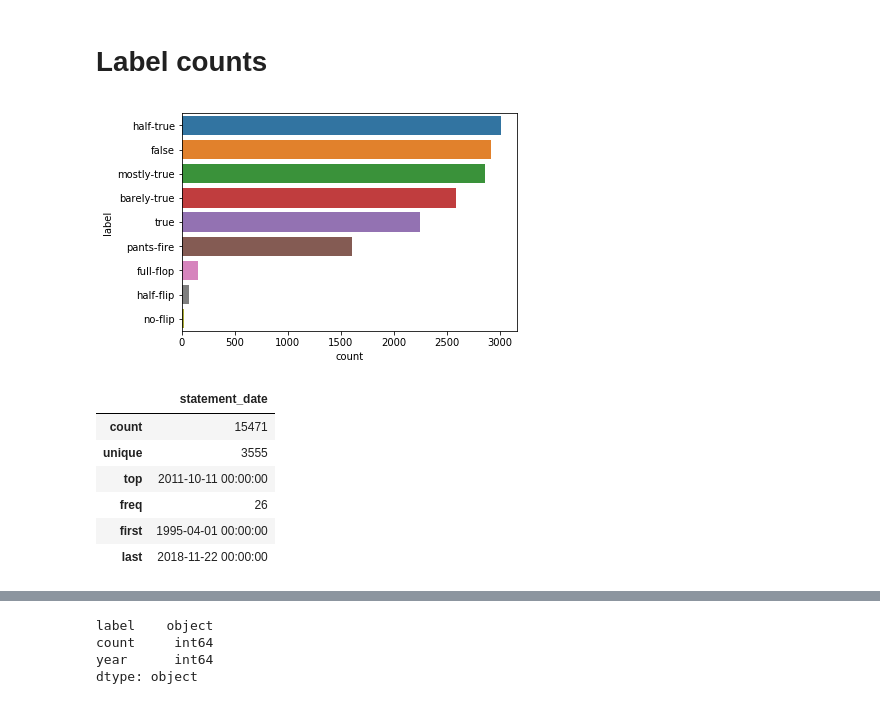
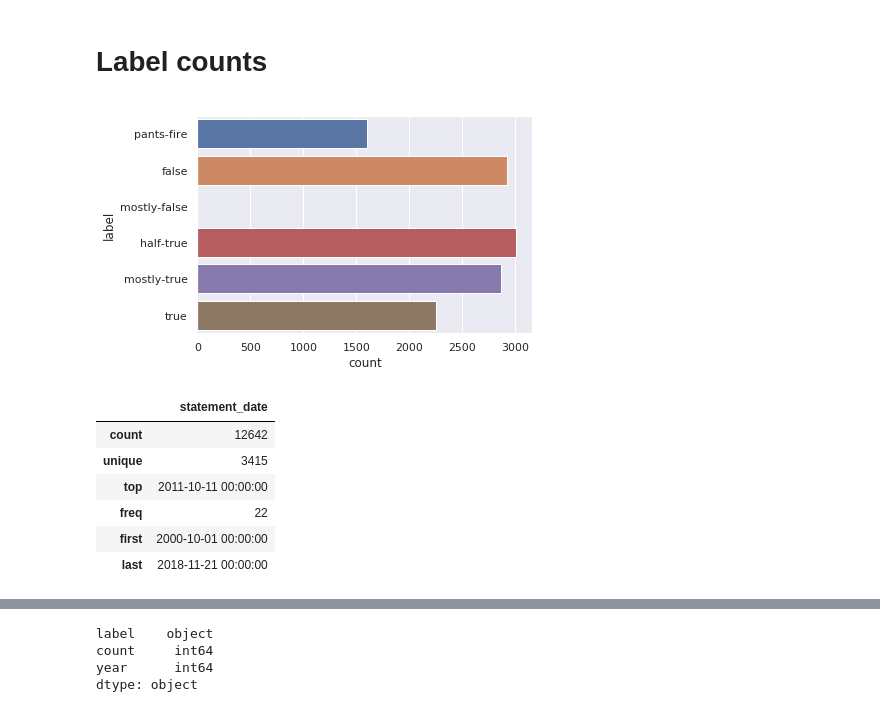
Before and after one commit to ExploringLies/lies-have-short-legs, a Jupyter notebook: notebooks/bias_estimation.ipynb, the cells around one changed output, grey strips where cells are left out. Cells and saved outputs as stored; diff of their text form; code cells hidden in the pictures.

Commit message:
adds some more label plots

```diff
--- a/notebooks/bias_estimation.ipynb
+++ b/notebooks/bias_estimation.ipynb
@@ -40,6 +40,7 @@ from utils.statement_handling import extract_information, safe_json_read
 from importlib import reload
 import matplotlib.pyplot as plt
 import seaborn as sns
+sns.set()
 
 %matplotlib inline
 import utils.statement_handling as SH
@@ -88,15 +92,15 @@ statements.shape
 # %%
-sns.barplot(data=group_and_count(statements, 'label'), x='count', y='label')
+sns.barplot(data=group_and_count(statements.loc[only_truthometer_label_idx, :], 'label'), x='count', y='label', order=truhometer_labels)
 plt.savefig('../docs/images/label_counts_overall.png')
 # %% [output]
-[figure, old version]
+[figure, new version]
 # %%
-statements[['statement_date']].describe()
+statements.loc[only_truthometer_label_idx,['statement_date']].describe()
 # %% [output]
 |  | statement_date |
-| count | 15471 |
-| unique | 3555 |
+| count | 12642 |
+| unique | 3415 |
 | top | 2011-10-11 00:00:00 |
-| freq | 26 |
-| first | 1995-04-01 00:00:00 |
-| last | 2018-11-22 00:00:00 |
+| freq | 22 |
+| first | 2000-10-01 00:00:00 |
+| last | 2018-11-21 00:00:00 |
```
Also changed, not shown: parts of 3 cells of this notebook, 4 other files.
